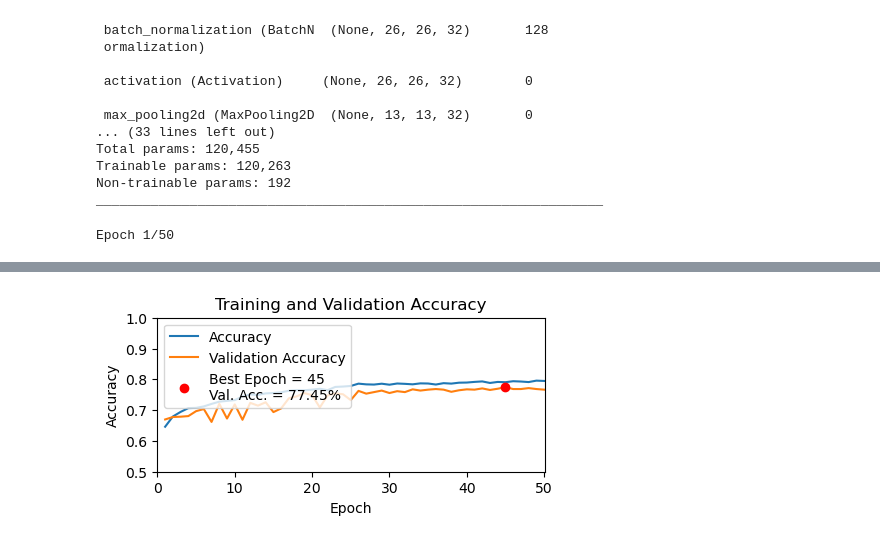
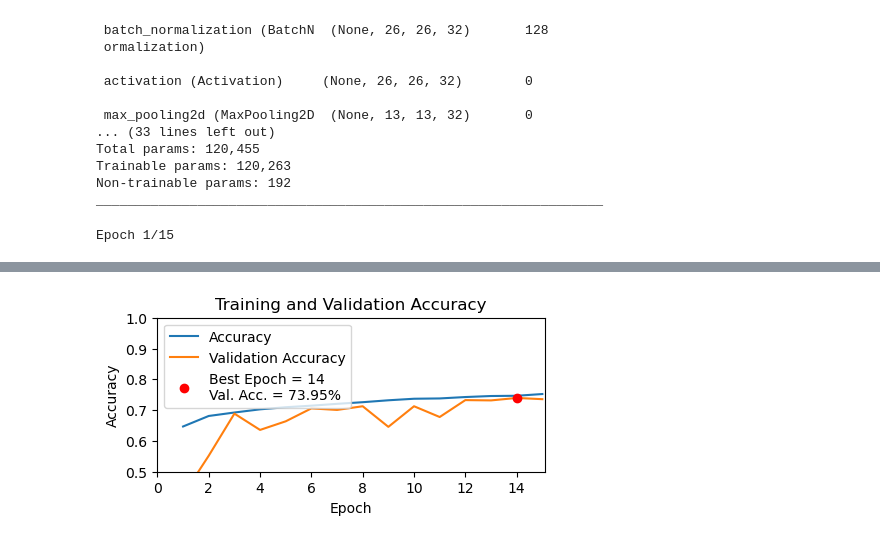
Before and after one commit to mehmetbayik/Skin-Cancer-Prediction-Deep-Learning, a Jupyter notebook: skin-cancer-cnn.ipynb, the cells around one changed output, grey strips where cells are left out. Saved outputs shown, nothing was run; the diff lists cells and outputs as text; code cells hidden in the pictures.

```diff
--- a/skin-cancer-cnn.ipynb
+++ b/skin-cancer-cnn.ipynb
@@ -385,7 +393,7 @@ def EvaluateModel(model, test_set, str1, now, save = True):
 # %%
 # Train new model and evaluate
 now = datetime.datetime.now().strftime("%d-%m-%H-%M")
-os.system(f"mkdir -p model-comparison/{now}")
+os.mkdir('model-comparison/'+now)
 
 #class_weights = class_weight.compute_class_weight(class_weight='balanced',classes=np.unique(train_set.classes), y=train_set.classes)
 #class_weights_dict=dict(zip(np.unique(train_set.classes),class_weights))
@@ -396,18 +404,18 @@ optimizer = Adam(learning_rate=0.001, beta_1=0.9, beta_2=0.999, epsilon=None, de
 #optimizer= Adam(learning_rate = 0.001)
 model.compile(optimizer=optimizer, loss='categorical_crossentropy', metrics=['accuracy'])
 
-learning_rate_reduction = ReduceLROnPlateau(monitor='val_accuracy', patience=3, verbose=1, factor=0.5, min_lr=0.00001)
+learning_rate_reduction = ReduceLROnPlateau(monitor='val_accuracy', patience=2, verbose=1, factor=0.5, min_lr=0.00001)
 checkpoint = ModelCheckpoint(f"model-comparison/{now}/model.h5", monitor='val_accuracy', save_best_only=True, mode='max')
 # batch_size*steps_per_epoch = total number of images
 history = model.fit(train_set, #steps_per_epoch=50, #validation_steps = 15,
-                    epochs=50,
+                    epochs=15,
                     validation_data = val_set,
                     callbacks=[learning_rate_reduction, checkpoint],
                     #class_weight=class_weights_dict,
                     )
-os.system(finish_sound)
+#os.system(finish_sound)
 with open('model-comparison/last.txt', 'w') as f:
     f.write(str(now))
 loss_plot(model, history.history, now)
 # %% [output]
-Epoch 1/50
+Epoch 1/15
@@ -432,4 +440,4 @@ Epoch 50/50
-[figure, old version]
+[figure, new version]
 # %%
 model = load_model(f"model-comparison/{now}/model.h5")
 EvaluateModel(model, val_set, 'val', now)
```
Also changed, not shown: parts of 6 cells of this notebook, 1 other file.
